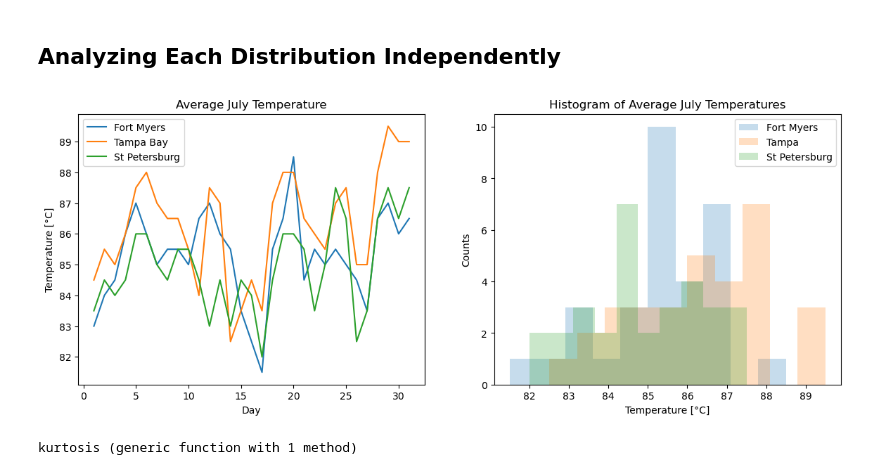
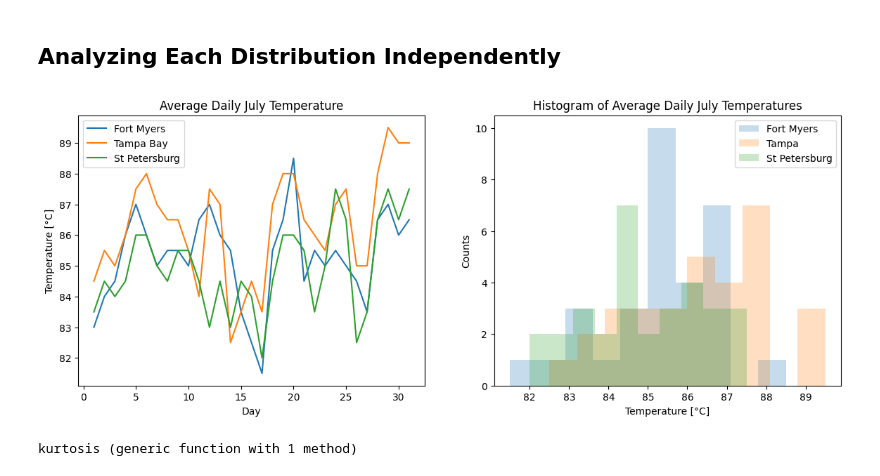
Before and after one commit to b-r-hamilton/stats_mathreview, a Jupyter notebook: examples.ipynb, the cells around one changed output. Drawn from its saved outputs; the diff is of its cells as text; code cells hidden in the pictures.

```diff
--- a/examples.ipynb
+++ b/examples.ipynb
@@ -120,34 +120,34 @@ PyObject <matplotlib.image.AxesImage object at 0x...>
 # %%
 #Fort Meyers, FL avg temp for July
 #https://www.weather.gov/wrh/Climate?wfo=tbw
 fm_at = [83,84,84.5,86,87,86,85,85.5,85.5,85,86.5,87,86,85.5,83.5,82.5,81.5,85.5,86.5,88.5,84.5,85.5,85,85.5,85,84.5,83.5,86.5,87,86,86.5]
 #Tampa area avg temp for July
 t_at = [84.5,85.5,85,86,87.5,88,87,86.5,86.5,85.5,84,87.5,87,82.5,83.5,84.5,83.5,87,88,88,86.5,86,85.5,87,87.5,85,85,88,89.5,89,89]
 #St Petersburg
 sp_at = [83.5,84.5,84,84.5,86,86,85,84.5,85.5,85.5,84.5,83,84.5,83,84.5,84,82,84.5,86,86,85.5,83.5,85,87.5,86.5,82.5,83.5,86.5,87.5,86.5,87.5]
 
 #make a plot
 days = collect(1:31)
 figure(figsize = (14, 5))
 subplot(1,2,1)
 plot(days, fm_at, label = "Fort Myers")
 plot(days, t_at, label = "Tampa Bay")
 plot(days, sp_at, label = "St Petersburg")
-title("Average July Temperature")
+title("Average Daily July Temperature")
 xlabel("Day")
 ylabel("Temperature [°C]")
 legend()
 subplot(1,2,2)
 hist(fm_at, label = "Fort Myers", alpha = 0.25)
 hist(t_at, label = "Tampa", alpha = 0.25)
 hist(sp_at, label = "St Petersburg", alpha = 0.25)
 xlabel("Temperature [°C]")
 ylabel("Counts")
 legend()
-title("Histogram of Average July Temperatures")
+title("Histogram of Average Daily July Temperatures")
 savefig("distex.png")
 # %% [output]
-[figure, old version]
+[figure, new version]
 # %%
 #define our own functions to calculate all our relevant statistics
 mean(x) = sum(x)/length(x)
```
Also changed, not shown: parts of 22 cells of this notebook, 8 other files.
